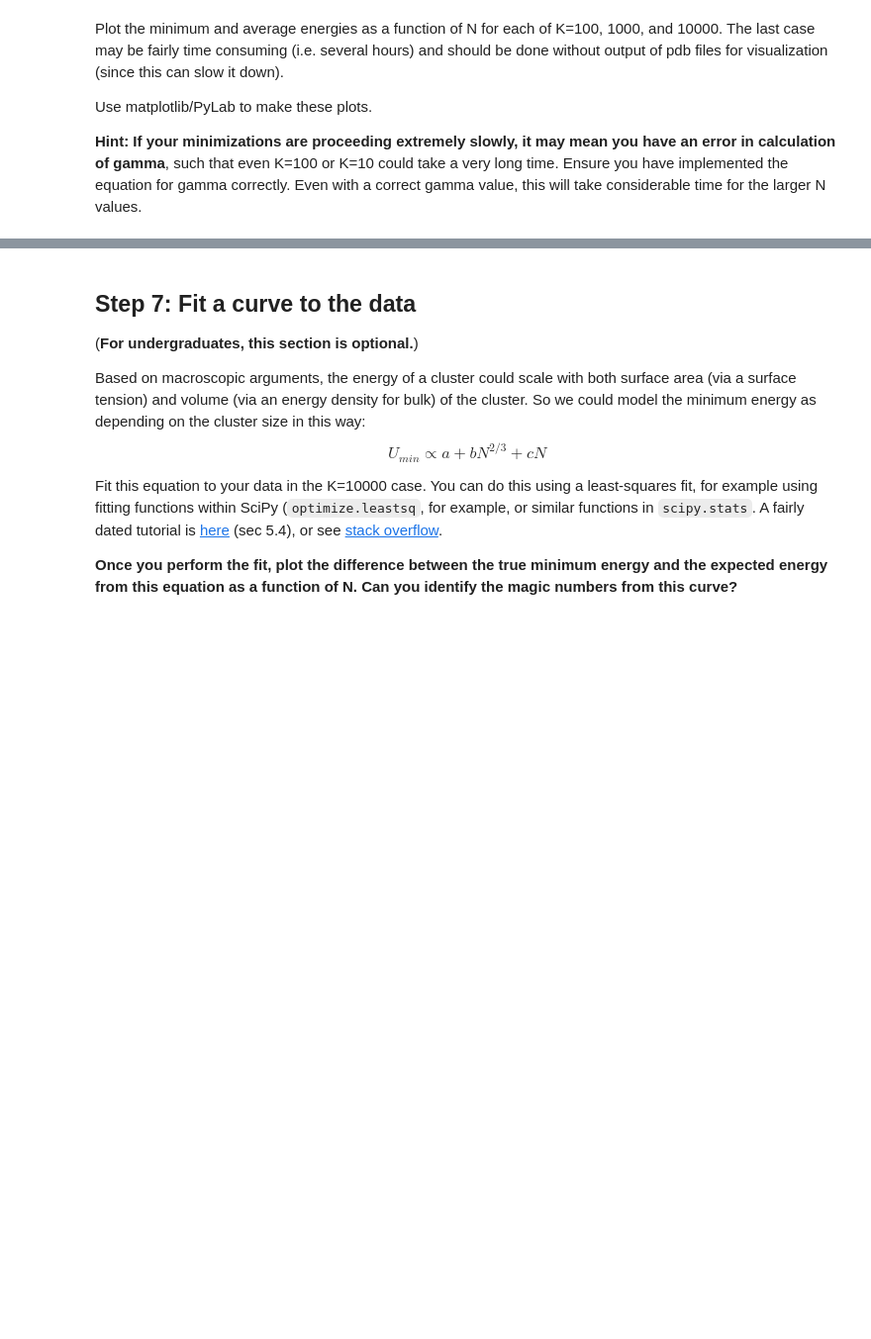
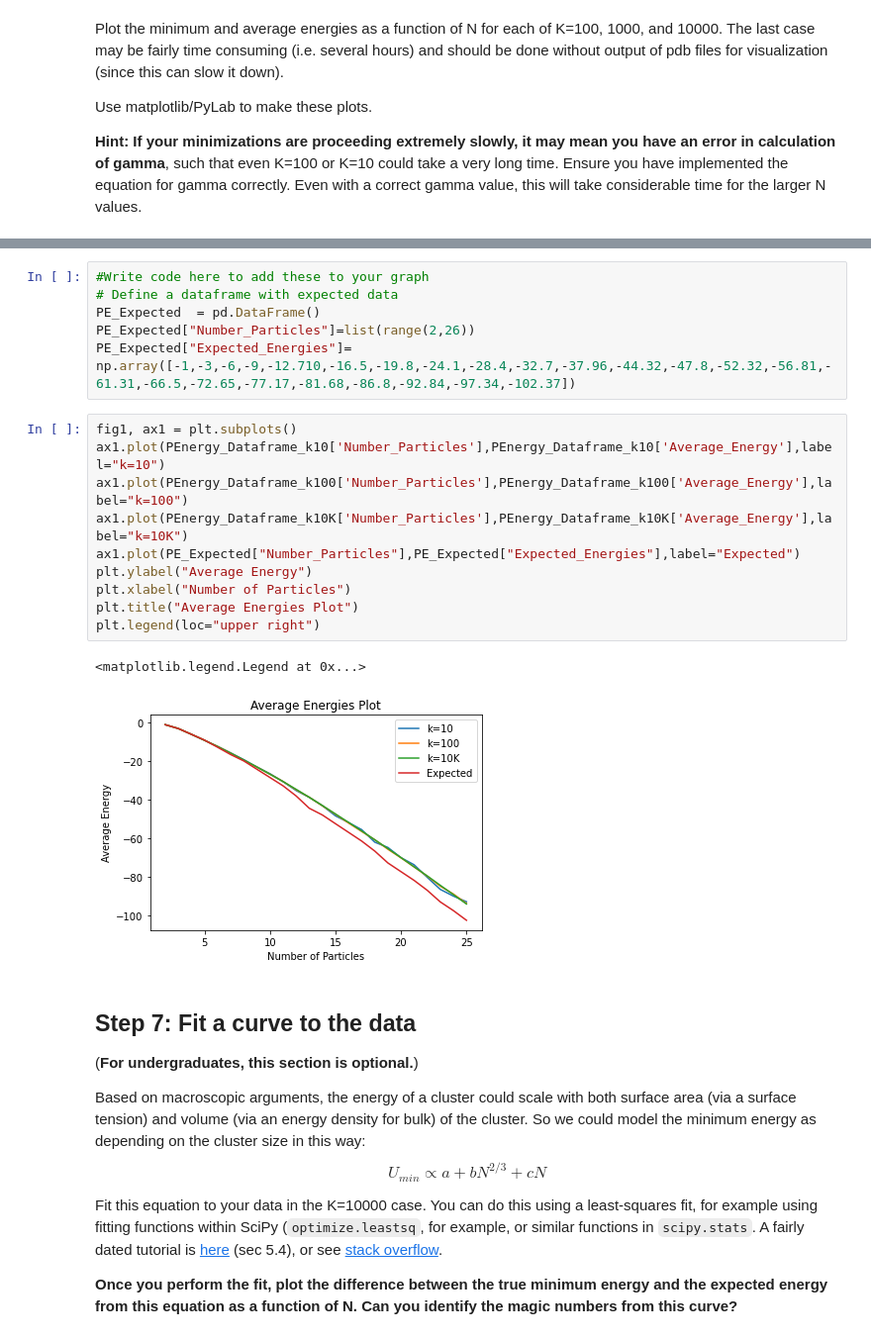
Before and after one commit to MobleyLab/drug-computing, a Jupyter notebook: uci-pharmsci/assignments/energy_minimization/energy_minimization_assignment.ipynb, the cells around one changed output, grey strips where cells are left out. Shown at 99% size. Cells and saved outputs as stored; diff of their text form; blank space fills up the shorter version.

```diff
--- a/uci-pharmsci/assignments/energy_minimization/energy_minimization_assignment.ipynb
+++ b/uci-pharmsci/assignments/energy_minimization/energy_minimization_assignment.ipynb
@@ -363,3 +538,22 @@ Compare your results (your minimum energy at each N value) with the known global
+# %%
+#Write code here to add these to your graph
+# Define a dataframe with expected data
+PE_Expected  = pd.DataFrame()
+PE_Expected["Number_Particles"]=list(range(2,26))
+PE_Expected["Expected_Energies"]= np.array([-1,-3,-6,-9,-12.710,-16.5,-19.8,-24.1,-28.4,-32.7,-37.96,-44.32,-47.8,-52.32,-56.81,-61.31,-66.5,-72.65,-77.17,-81.68,-86.8,-92.84,-97.34,-102.37])
+# %%
+fig1, ax1 = plt.subplots()
+ax1.plot(PEnergy_Dataframe_k10['Number_Particles'],PEnergy_Dataframe_k10['Average_Energy'],label="k=10")
+ax1.plot(PEnergy_Dataframe_k100['Number_Particles'],PEnergy_Dataframe_k100['Average_Energy'],label="k=100")
+ax1.plot(PEnergy_Dataframe_k10K['Number_Particles'],PEnergy_Dataframe_k10K['Average_Energy'],label="k=10K")
+ax1.plot(PE_Expected["Number_Particles"],PE_Expected["Expected_Energies"],label="Expected")
+plt.ylabel("Average Energy")
+plt.xlabel("Number of Particles")
+plt.title("Average Energies Plot")
+plt.legend(loc="upper right")
+# %% [output]
+<matplotlib.legend.Legend at 0x...>
+[figure, added]
 # %% [markdown]
 ## Step 7: Fit a curve to the data
 
```
Also changed, not shown: parts of 27 cells of this notebook.
